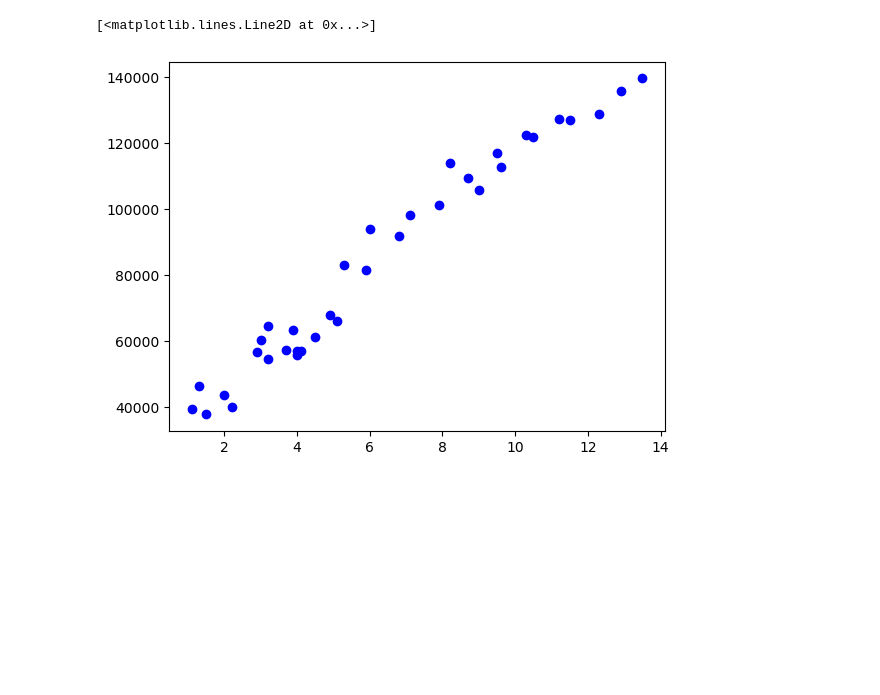
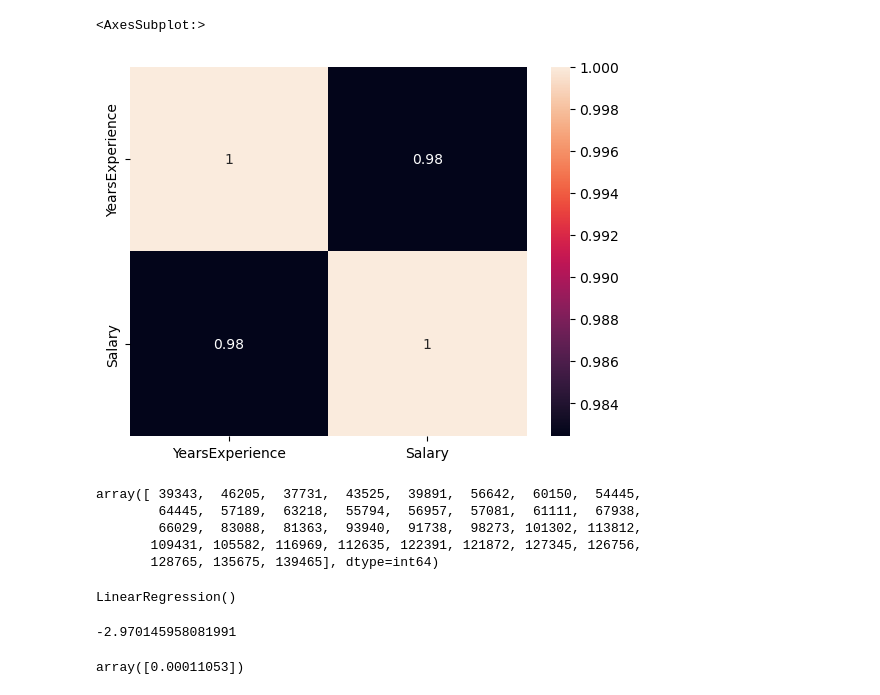
Before and after one commit to isaiasjusto/Salary_regression, a Jupyter notebook: Salary prediction.ipynb, the cells around one changed output. Drawn from its saved outputs; the diff is of its cells as text; code cells hidden in the pictures; blank space fills up the shorter version.

```diff
--- a/Salary prediction.ipynb
+++ b/Salary prediction.ipynb
@@ -7,8 +52,32 @@ df= pd.read_csv('Salary.csv')
+# %%
+#Alta correlação no modelo
+sns.heatmap(df.corr(),annot = True)
+# %% [output]
+<AxesSubplot:>
+[figure, added]
+# %%
+# Regressão linear no modelo
+y = df.iloc[:,0].values
+x = df.iloc[:,1].values
+x
+# %% [output]
+array([ 39343,  46205,  37731,  43525,  39891,  56642,  60150,  54445,
+        64445,  57189,  63218,  55794,  56957,  57081,  61111,  67938,
+        66029,  83088,  81363,  93940,  91738,  98273, 101302, 113812,
+       109431, 105582, 116969, 112635, 122391, 121872, 127345, 126756,
+       128765, 135675, 139465], dtype=int64)
 # %%
-df.head()
-x = df['YearsExperience']
-y = df['Salary']
-plt.plot(x,y,'ro',color = 'blue')
+x= x.reshape(-1,1)
+x
+modelo = LinearRegression()
+modelo.fit(x,y)
 # %% [output]
-[<matplotlib.lines.Line2D at 0x...>]
+LinearRegression()
-[figure, removed]
+# %%
+modelo.intercept_
+# %% [output]
+-2.970145958081991
+# %%
+modelo.coef_
+# %% [output]
+array([0.00011053])
```
Also changed, not shown: parts of 9 cells of this notebook.
